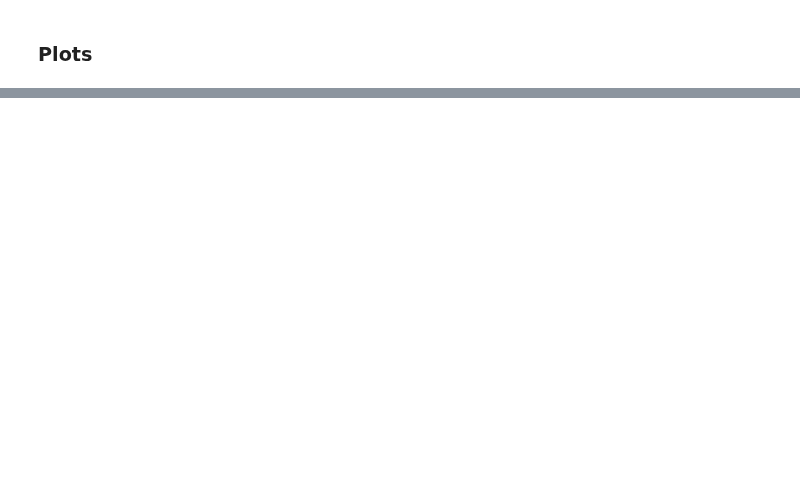
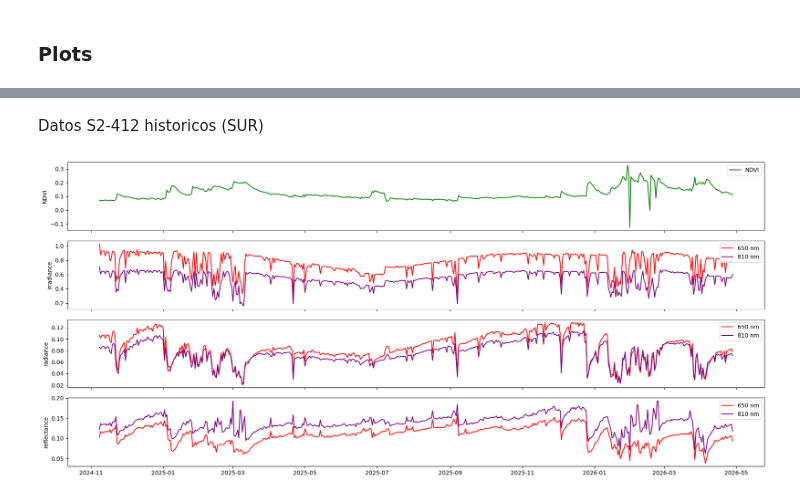
Before and after one commit to pibonacic/groundwater-remote-sensing, a Jupyter notebook: code/ndvi_exp_s2412.ipynb, the cells around one changed output, grey strips where cells are left out. Cells and saved outputs as stored; diff of their text form; code cells hidden in the pictures; blank space fills up the shorter version.

```diff
--- a/code/ndvi_exp_s2412.ipynb
+++ b/code/ndvi_exp_s2412.ipynb
@@ -89 +93,34 @@ plt.show()
+# %% [markdown]
+Datos S2-412 historicos (SUR)
+# %%
+# Figure
+fig, (ax1, ax2, ax3, ax4) = plt.subplots(4, 1, figsize=(18, 8), sharex=True)
+
+# Subplot 1
+ax1.plot(insitu_df2.index, insitu_df2['S2412_ndvi'], c='green', label='NDVI')
+ax1.set_ylabel('NDVI')
+ax1.legend(loc='upper right')
+
+# Subplot 2
+ax2.plot(insitu_df2.index, insitu_df2['S2411_650-nm-irradiance_Wm-2nm-1'], label='650 nm', c='red')
+ax2.plot(insitu_df2.index, insitu_df2['S2411_810-nm-irradiance_Wm-2nm-1'], label='810 nm', c='purple')
+ax2.set_ylabel('irradiance')
+ax2.legend(loc='upper right')
+
+# Subplot 3
+ax3.plot(insitu_df2.index, insitu_df2['S2412_650-nm-radiance_Wm-2nm-1sr-1'], label='650 nm', c='red')
+ax3.plot(insitu_df2.index, insitu_df2['S2412_810-nm-radiance_Wm-2nm-1sr-1'], label='810 nm', c='purple')
+ax3.set_ylabel('radiance')
+ax3.legend(loc='upper right')
+
+# Subplot 4
+ax4.plot(insitu_df2.index, insitu_df2['S2412_650-nm-reflectance'], label='650 nm', c='red')
+ax4.plot(insitu_df2.index, insitu_df2['S2412_810-nm-reflectance'], label='810 nm', c='purple')
+ax4.set_ylabel('reflectance')
+ax4.legend(loc='upper right')
+
+plt.tight_layout()
+plt.show()
+# %% [output]
+[figure, added]
 # %% [markdown]
```
Also changed, not shown: parts of 14 cells of this notebook, 3 other files.
